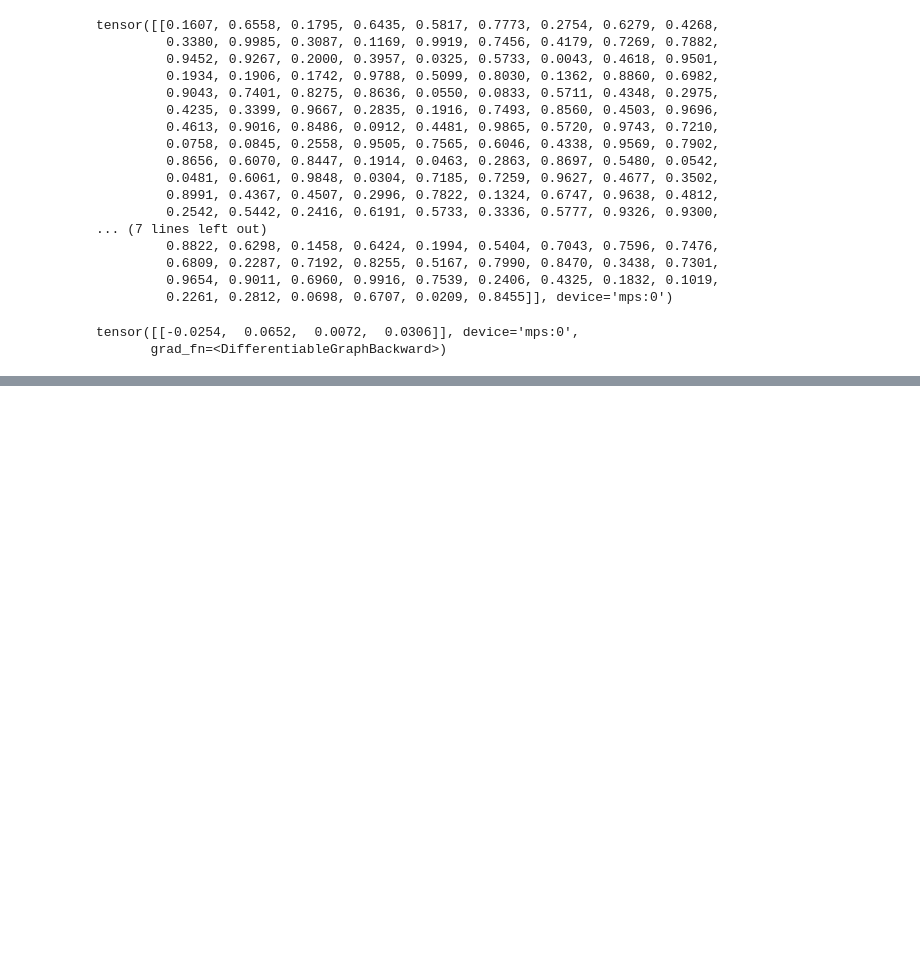
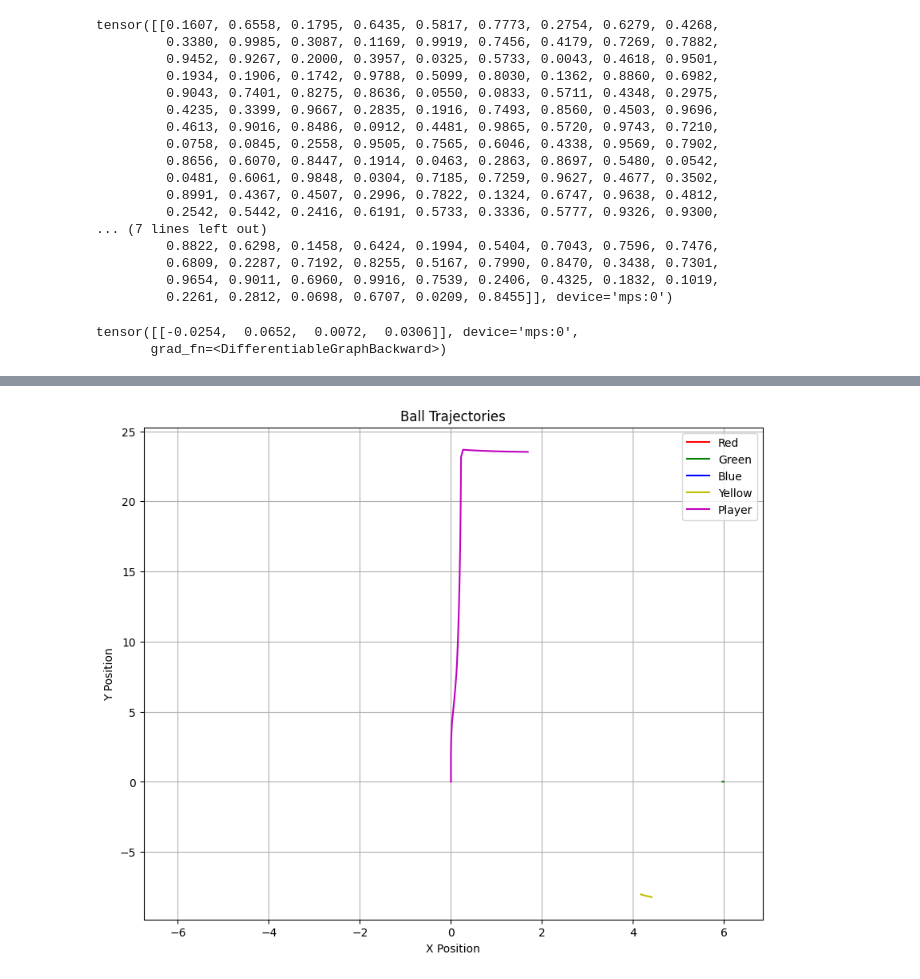
Before and after one commit to charlesHetterich/rust_game, a Jupyter notebook: src/modeling/test.ipynb, the cells around one changed output, grey strips where cells are left out. Drawn from its saved outputs; the diff is of its cells as text; code cells hidden in the pictures; blank space fills up the shorter version.

```diff
--- a/src/modeling/test.ipynb
+++ b/src/modeling/test.ipynb
@@ -75,0 +166,3 @@ tensor([[-0.0254,  0.0652,  0.0072,  0.0306]], device='mps:0',
+# %%
+for positions in output.permute(1, 0, 2):
+    print(positions.shape)
@@ -75,0 +273,60 @@ tensor([[-0.0254,  0.0652,  0.0072,  0.0306]], device='mps:0',
+# %%
+import numpy as np
+import matplotlib.pyplot as plt
+
+# Dictionary to map class labels to colors
+color_map = {
+    'Red': 'r',
+    'Green': 'g',
+    'Blue': 'b',
+    'Yellow': 'y',
+    'Player': 'm'
+}
+
+def parse_simulation_data(file_content):
+    data = {}
+    current_class = None
+
+    for line in file_content.strip().split("\n"):
+        line = line.strip()
+        if not line or line == '---':
+            continue
+        if line.startswith("Class:"):
+            current_class = line.split(":")[1].strip()
+            data[current_class] = {'x': [], 'y': []}
+        else:
+            # Parse position data
+            x, y = map(float, line.split(","))
+            data[current_class]['x'].append(x)
+            data[current_class]['y'].append(y)
+
+    return data
+
+def plot_ball_trajectories(data):
+    plt.figure(figsize=(10, 8))
+
+    for ball_class, positions in data.items():
+        x = positions['x']
+        y = positions['y']
+        color = color_map.get(ball_class, 'k')  # Default to black if class is unknown
+        plt.plot(x, y, label=ball_class, color=color)
+
+    plt.title("Ball Trajectories")
+    plt.xlabel("X Position")
+    plt.ylabel("Y Position")
+    plt.legend()
+    plt.grid(True)
+    plt.show()
+
+# Example usage
+file_path = '../../ball_positions.txt'  # Update this with the actual file path
+
+# Read the file content
+with open(file_path, 'r') as file:
+    file_content = file.read()
+
+# Parse the data and plot the trajectories
+simulation_data = parse_simulation_data(file_content)
+plot_ball_trajectories(simulation_data)
+# %% [output]
+[figure, added]
```
Also changed, not shown: parts of 4 cells of this notebook, 1 other file.
